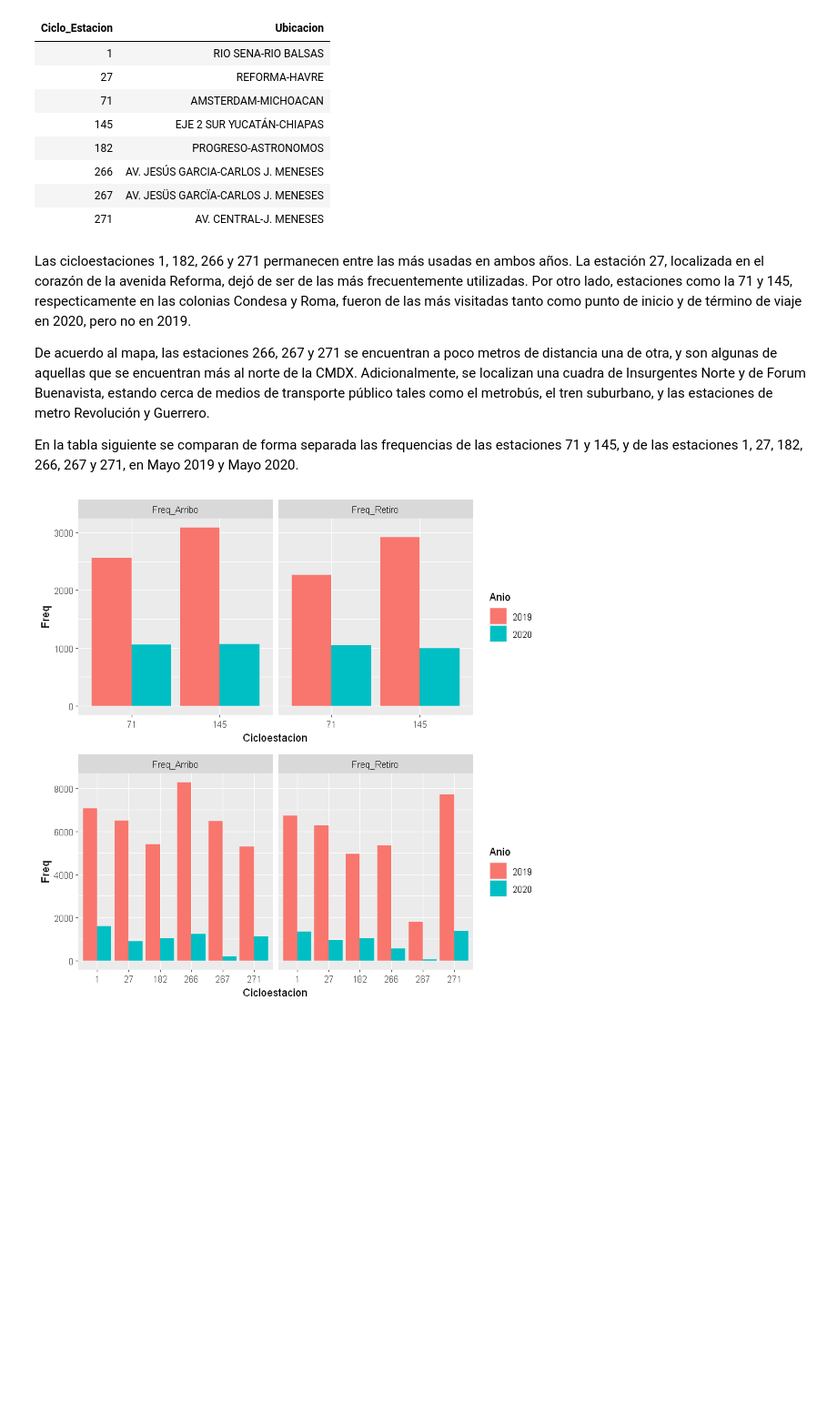
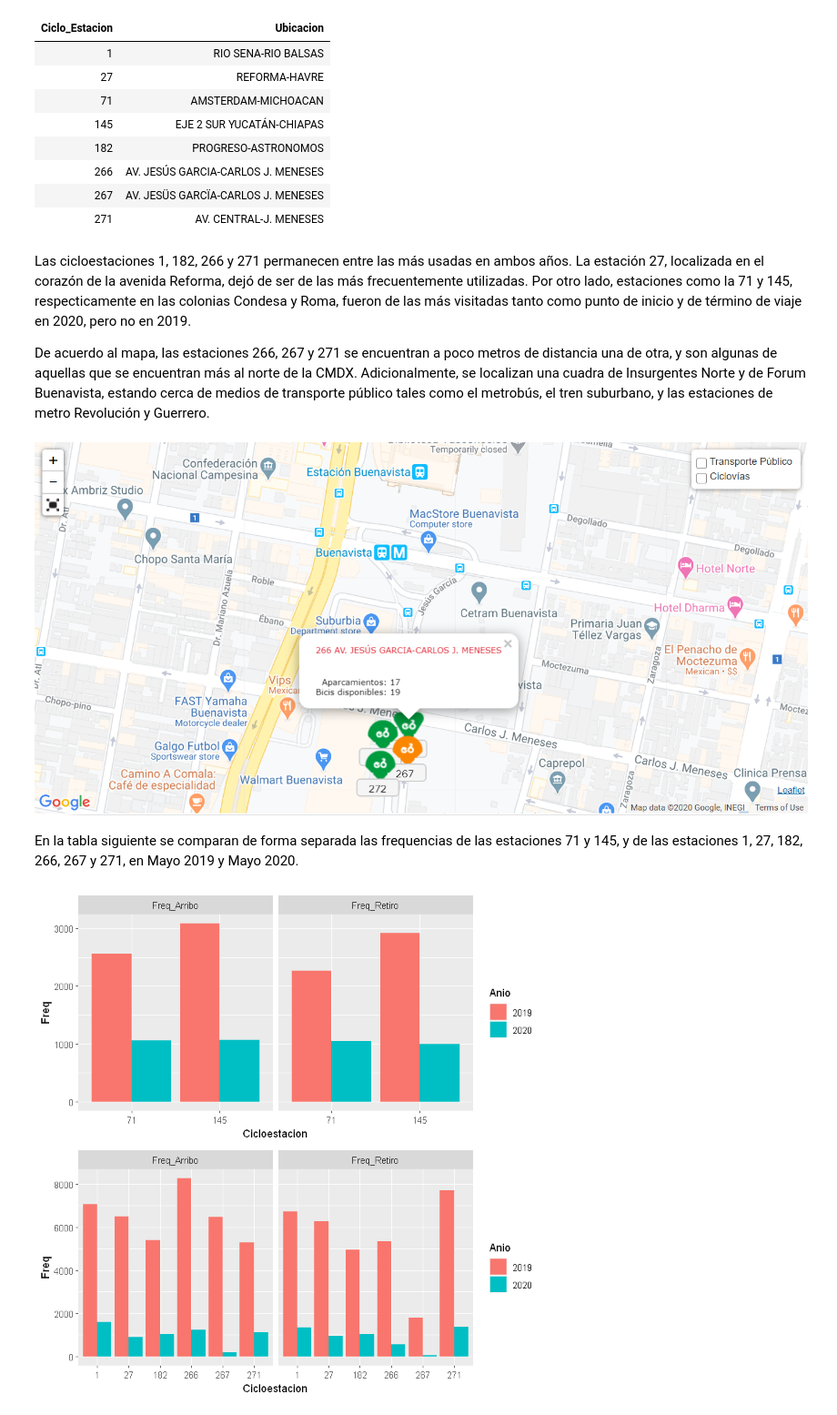
Before and after one commit to prope-2020-gh-classroom/practica-final-por-equipos-verano-2020-itam-Eduardo-Moreno, a Jupyter notebook: AnalisisRutas_PruebasEstadisticas.ipynb, the cells around one changed output. Shown at 91% size. Saved outputs shown, nothing was run; the diff lists cells and outputs as text; code cells hidden in the pictures; blank space fills up the shorter version.

Commit message:
Añadiendo heatmaps #7

```diff
--- a/AnalisisRutas_PruebasEstadisticas.ipynb
+++ b/AnalisisRutas_PruebasEstadisticas.ipynb
@@ -124,8 +124,12 @@ df
 Las cicloestaciones 1, 182, 266 y 271 permanecen entre las más usadas en ambos años. La estación 27, localizada en el corazón de la avenida Reforma, dejó de ser de las más frecuentemente utilizadas. Por otro lado, estaciones como la 71 y 145, respecticamente en las colonias Condesa y Roma, fueron de las más visitadas tanto como punto de inicio y de término de viaje en 2020, pero no en 2019.
 
 De acuerdo al mapa, las estaciones 266, 267 y 271 se encuentran a poco metros de distancia una de otra, y son algunas de aquellas que se encuentran más al norte de la CMDX. Adicionalmente, se localizan una cuadra de Insurgentes Norte y de Forum Buenavista, estando cerca de medios de transporte público tales como el metrobús, el tren suburbano, y las estaciones de metro Revolución y Guerrero.
-
-En la tabla siguiente se comparan de forma separada las frequencias de las estaciones 71 y 145, y de las estaciones 1, 27, 182, 266, 267 y 271, en Mayo 2019 y Mayo 2020.
+# %%
+display_png(file="buenavista.png")
+# %% [output]
+[figure, added]
+# %% [markdown]
+En la tabla siguiente se comparan de forma separada las frequencias de las estaciones 71 y 145, y de las estaciones 1, 27, 182, 266, 267 y 271, en Mayo 2019 y Mayo 2020.
 # %%
 count_retiro = Mayo_filt %>% group_by(Anio,Ciclo_Estacion_Retiro) %>% summarise(Freq_Retiro=n(),.groups = "drop")
 count_arribo = Mayo_filt %>% group_by(Anio,Ciclo_Estacion_Arribo) %>% summarise(Freq_Arribo=n(),.groups = "drop")
```
Also changed, not shown: parts of 8 cells of this notebook.
